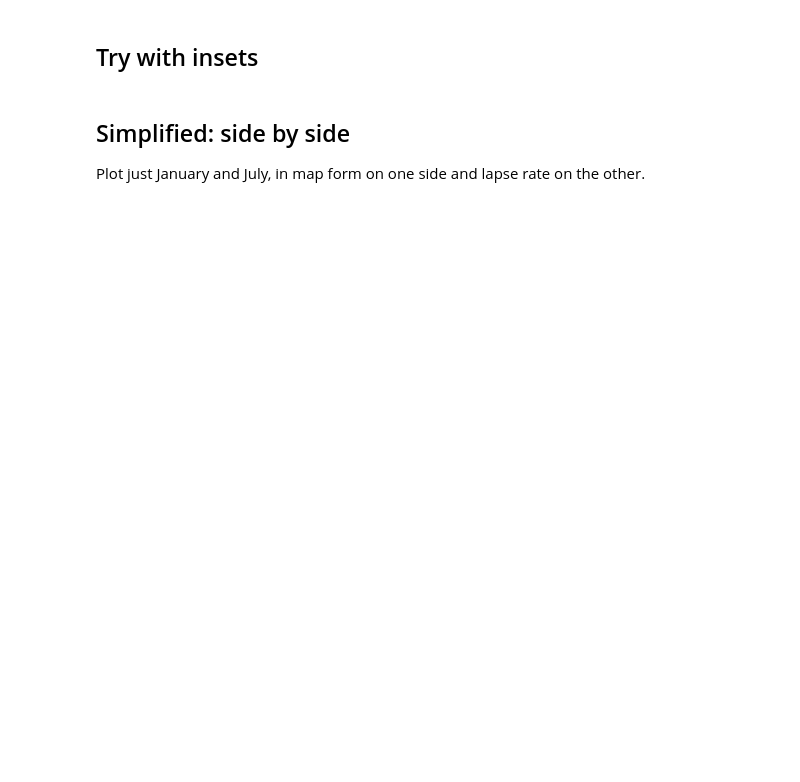
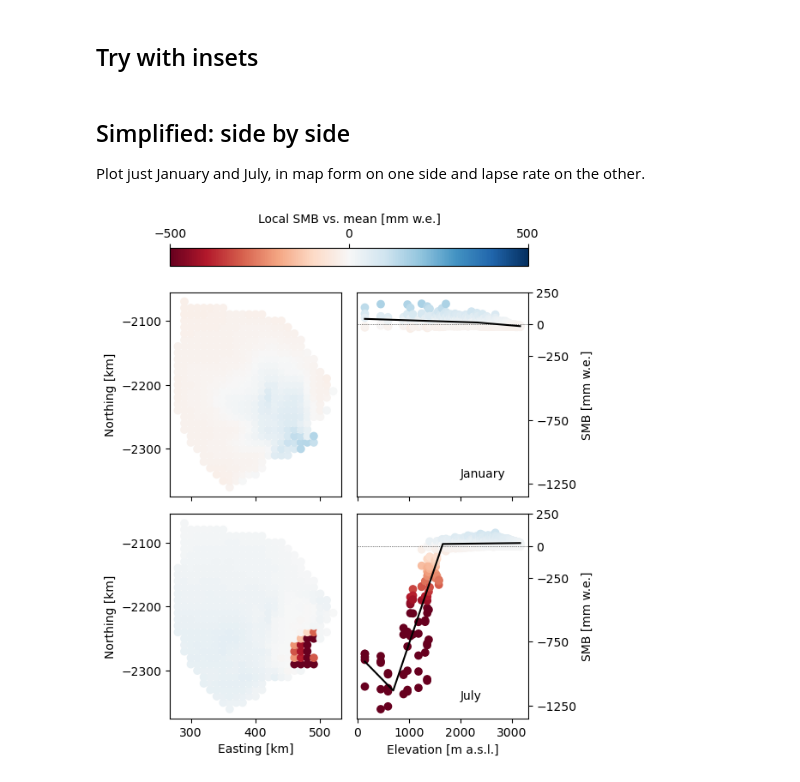
Before and after one commit to ehultee/stoch-SMB, a Jupyter notebook: elevation-scaling-figures.ipynb, the cells around one changed output. Drawn from its saved outputs; the diff is of its cells as text; code cells hidden in the pictures; blank space fills up the shorter version.

```diff
--- a/elevation-scaling-figures.ipynb
+++ b/elevation-scaling-figures.ipynb
@@ -97,7 +103,8 @@ for i in catchments_to_pull:
 ## Create data frames to store per-model data
 # model_names = ['ANICE-ITM_Berends', 'CESM_kampenhout', 'dEBM_krebs','HIRHAM_mottram',
 #                 'NHM-SMAP_niwano', 'RACMO_noel', 'SNOWMODEL_liston']
-model_names = ['ANICE-ITM_Berends',]
+# model_names = ['ANICE-ITM_Berends',]
+model_names=['RACMO_noel',]
 years = range(1980,1985)
 start_date = datetime.datetime(years[0],1,1)
 end_date = datetime.datetime(years[-1],12,31)
@@ -118,7 +125,7 @@ example_df_per_ctchmnt = {i:
 ## Store regridded SMBs for use in each catchment to take all available data
 smb_ex_monthly = {i: [] for i in range(12)}
 
-for m in ('ANICE-ITM_Berends',):
+for m in model_names:
     t0 = time.time()
     if m=='CESM_kampenhout':
         vname = 'SMBCORR'
@@ -171,7 +185,9 @@ plt.show()
 # %% [markdown]
 ## Lapse rate regression
 # %%
-df_c = example_df_per_ctchmnt[101]['ANICE-ITM_Berends']
+# df_c = example_df_per_ctchmnt[101]['ANICE-ITM_Berends']
+df_c = example_df_per_ctchmnt[101]['RACMO_noel']
+
 dict_per_month = {i: [] for i in range(12)}
 for i in range(12):
     d_to_join = [df_c[i][y] for y in years]
@@ -344,7 +364,8 @@ for i, m in enumerate(month_numbers):
     ax2 = axs[i,1]
 
     ## maps
-    example_smb = example_df_per_ctchmnt[101]['ANICE-ITM_Berends'][m][1980]['point_smb']
+    # example_smb = example_df_per_ctchmnt[101]['ANICE-ITM_Berends'][m][1980]['point_smb']
+    example_smb = example_df_per_ctchmnt[101]['RACMO_noel'][m][1980]['point_smb']
     sc = ax1.scatter(0.001*pt_ctmts[101][:,0], 0.001*pt_ctmts[101][:,1],
                c=example_smb - np.mean(example_smb),
                vmin=-500, vmax=500,
@@ -352,32 +373,34 @@ for i, m in enumerate(month_numbers):
     ax1.set(xticks=(300,400,500), yticks=(-2100, -2200, -2300),
            ylabel='Northing [km]')
 
     ## lapse rate
     df = dict_per_month[m]
     pt_smbs = np.asarray(df.sort_values(by='elevation')['point_smb'])
     anomalies = pt_smbs - np.mean(pt_smbs)
     ax2.scatter(df.sort_values(by='elevation')['elevation'], anomalies,
                c=anomalies, vmin=-500, vmax=500, cmap='RdBu',
                label=dates[m].strftime('%m/%Y'))
 
     px, py = monthly_mbg[m] ## call up what we already fit
     ax2.axhline(y=0, ls=':', lw=0.5, color='k')
     ax2.plot(px, py, color='k')
     ax2.text(2000,-1200,'{}'.format(month_labels[i]))
     ax2.set(xticks=(0,1000,2000,3000),
             yticks=(-1250, -750, -250, 0, 250),
             ylabel='SMB [mm w.e.]'
            )
     ax2.yaxis.tick_right()
     ax2.yaxis.set_label_position('right')
 
     if i==1:
         ax1.set(xlabel='Easting [km]') ## only label the bottom one
         ax2.set(xlabel='Elevation [m a.s.l.]')
 # plt.legend(loc='best')
 plt.tight_layout()
 cb = fig.colorbar(sc, ticks=(-500,0,500), ax=axs.ravel().tolist(),
                   location='top', label='Local SMB vs. mean [mm w.e.]')
-# plt.savefig('/Users/lizz/Downloads/{}-Kanger_2month_LapseRateMap.png'.format(datetime.date.today()),
-#             dpi=300)
+plt.savefig('/Users/lizz/Downloads/{}-Kanger_2month_LapseRateMap-RACMO.png'.format(datetime.date.today()),
+            dpi=300)
 plt.show()
+# %% [output]
+[figure, added]
```
Also changed, not shown: parts of 5 cells of this notebook.
